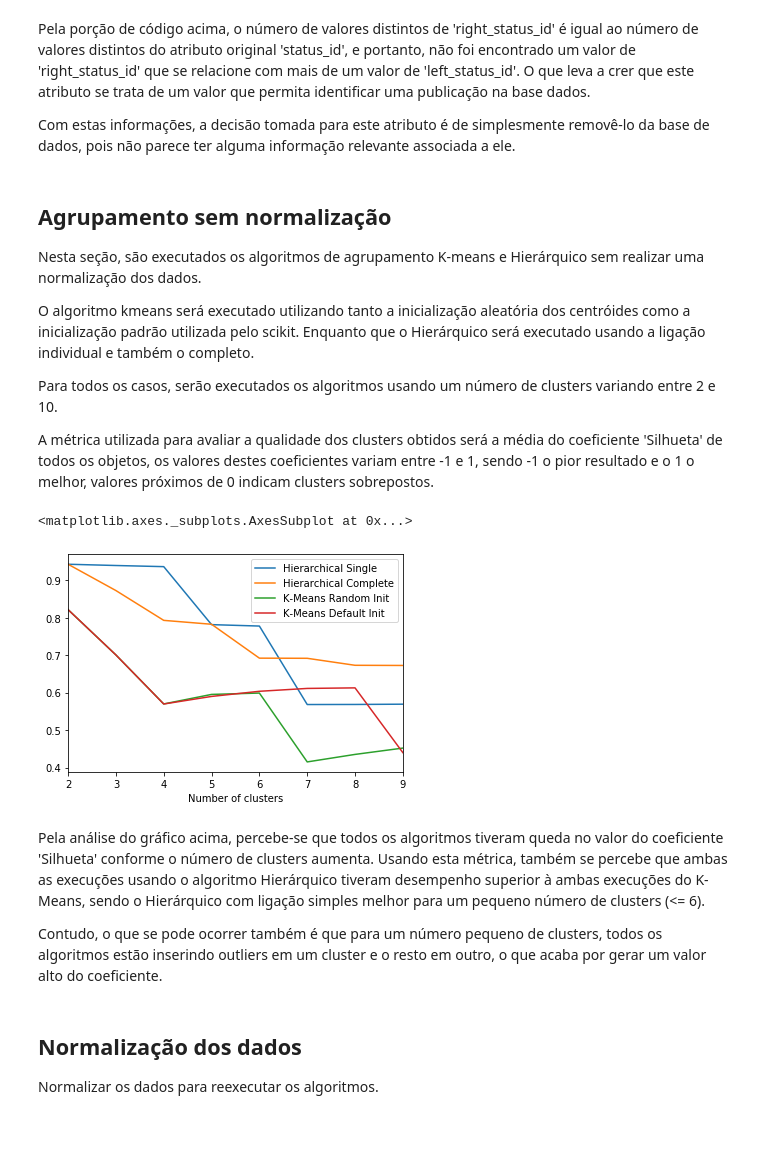
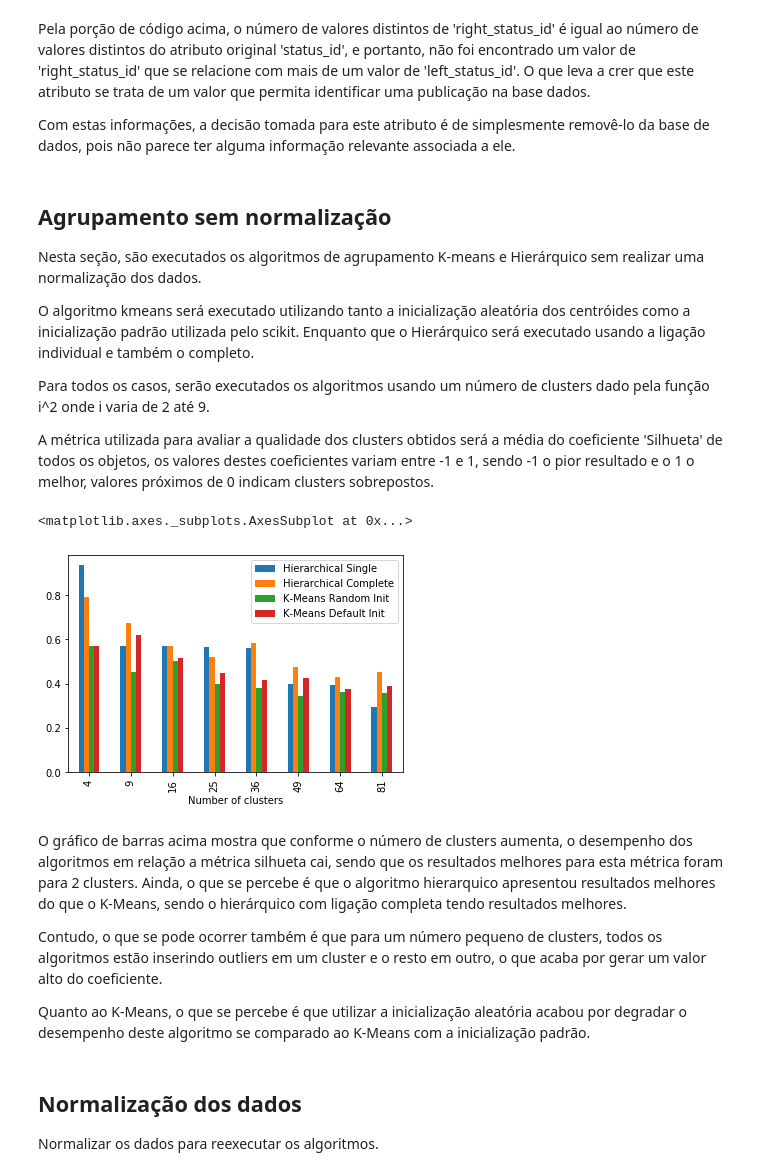
Before and after one commit to DefinitelyNotACactus/AI, a Jupyter notebook: Clustering/Q3 - Clustering.ipynb, the cells around one changed output. Saved outputs shown, nothing was run; the diff lists cells and outputs as text; code cells hidden in the pictures; blank space fills up the shorter version.

```diff
--- a/Clustering/Q3 - Clustering.ipynb
+++ b/Clustering/Q3 - Clustering.ipynb
@@ -218,13 +219,14 @@ Nesta seção, são executados os algoritmos de agrupamento K-means e Hierárqui
 
 O algoritmo kmeans será executado utilizando tanto a inicialização aleatória dos centróides como a inicialização padrão utilizada pelo scikit. Enquanto que o Hierárquico será executado usando a ligação individual e também o completo.
 
-Para todos os casos, serão executados os algoritmos usando um número de clusters variando entre 2 e 10.
+Para todos os casos, serão executados os algoritmos usando um número de clusters dado pela função i^2 onde i varia de 2 até 9.
 
 A métrica utilizada para avaliar a qualidade dos clusters obtidos será a média do coeficiente 'Silhueta' de todos os objetos, os valores destes coeficientes variam entre -1 e 1, sendo -1 o pior resultado e o 1 o melhor, valores próximos de 0 indicam clusters sobrepostos.
 # %%
 results = []
+iterations = [i**2 for i in range (2, 10)]
 
-for i in range(2, 10):
+for i in iterations:
     hierarchical_single = cluster.AgglomerativeClustering(n_clusters = i, linkage = "single")
     hierarchical_complete = cluster.AgglomerativeClustering(n_clusters = i, linkage = "complete")
 
@@ -246,16 +248,18 @@ for i in range(2, 10):
                     metrics.silhouette_score(kmeans_random_clustered, labels = kmeans_random_clustered['cluster_number']),
                     "K-Means Default Init":
                     metrics.silhouette_score(kmeans_default_init_clustered, labels = kmeans_default_init_clustered['cluster_number'])})
-
-pd.DataFrame(results).plot.line(x = "Number of clusters",
-                                y = ["Hierarchical Single", "Hierarchical Complete", "K-Means Random Init", "K-Means Default Init"])
-# %% [output]
-<matplotlib.axes._subplots.AxesSubplot at 0x...>
-[figure, removed]
+# %%
+pd.DataFrame(results).plot.bar(x = "Number of clusters",
+                                y = ["Hierarchical Single", "Hierarchical Complete", "K-Means Random Init", "K-Means Default Init"])
+# %% [output]
+<matplotlib.axes._subplots.AxesSubplot at 0x...>
+[figure, added]
 # %% [markdown]
-Pela análise do gráfico acima, percebe-se que todos os algoritmos tiveram queda no valor do coeficiente 'Silhueta' conforme o número de clusters aumenta. Usando esta métrica, também se percebe que ambas as execuções usando o algoritmo Hierárquico tiveram desempenho superior à ambas execuções do K-Means, sendo o Hierárquico com ligação simples melhor para um pequeno número de clusters (<= 6).
+O gráfico de barras acima mostra que conforme o número de clusters aumenta, o desempenho dos algoritmos em relação a métrica silhueta cai, sendo que os resultados melhores para esta métrica foram para 2 clusters. Ainda, o que se percebe é que o algoritmo hierarquico apresentou resultados melhores do que o K-Means, sendo o hierárquico com ligação completa tendo resultados melhores.
 
 Contudo, o que se pode ocorrer também é que para um número pequeno de clusters, todos os algoritmos estão inserindo outliers em um cluster e o resto em outro, o que acaba por gerar um valor alto do coeficiente.
+
+Quanto ao K-Means, o que se percebe é que utilizar a inicialização aleatória acabou por degradar o desempenho deste algoritmo se comparado ao K-Means com a inicialização padrão.
 # %% [markdown]
 ## Normalização dos dados
 Normalizar os dados para reexecutar os algoritmos.
```
Also changed, not shown: parts of 26 cells of this notebook.
